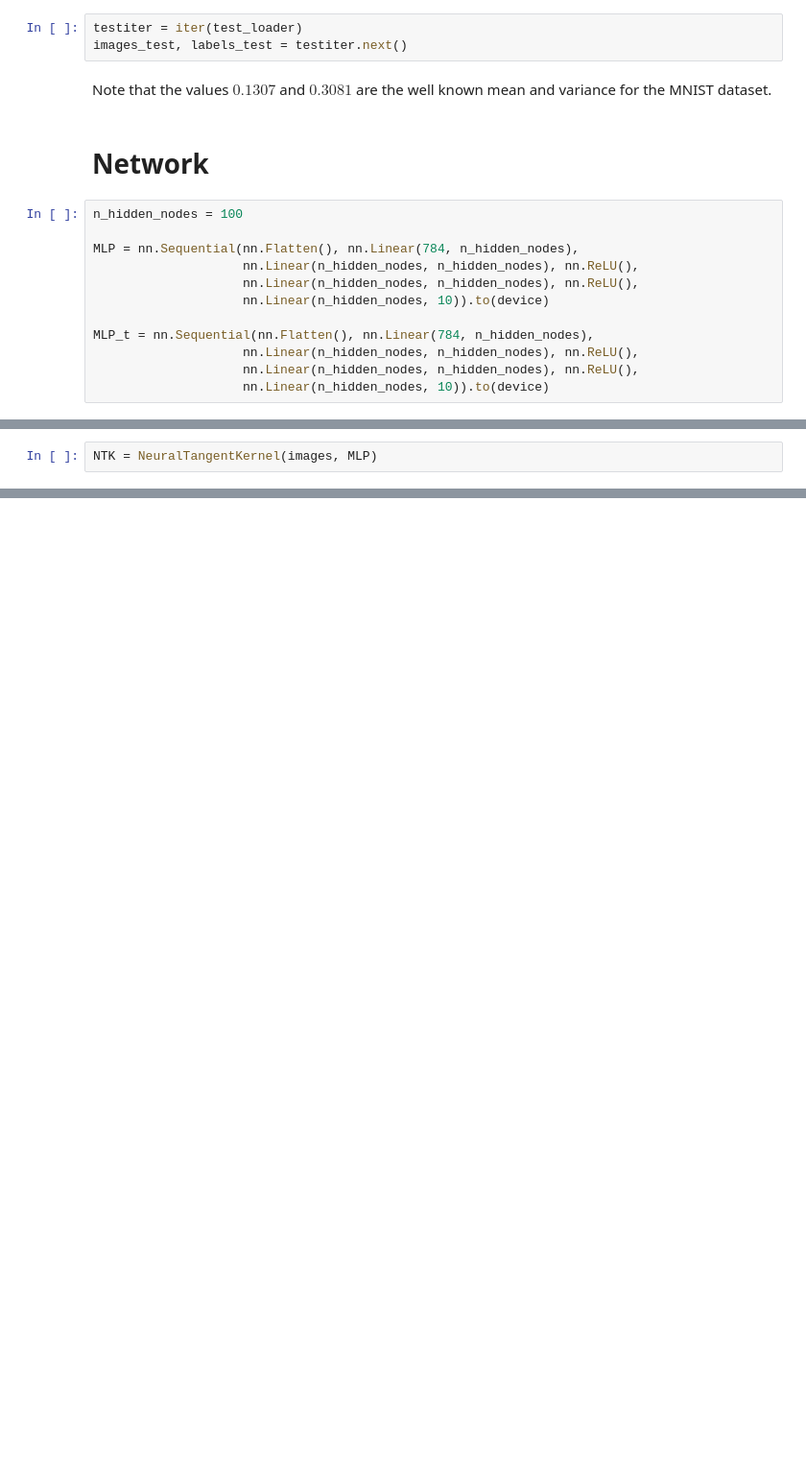
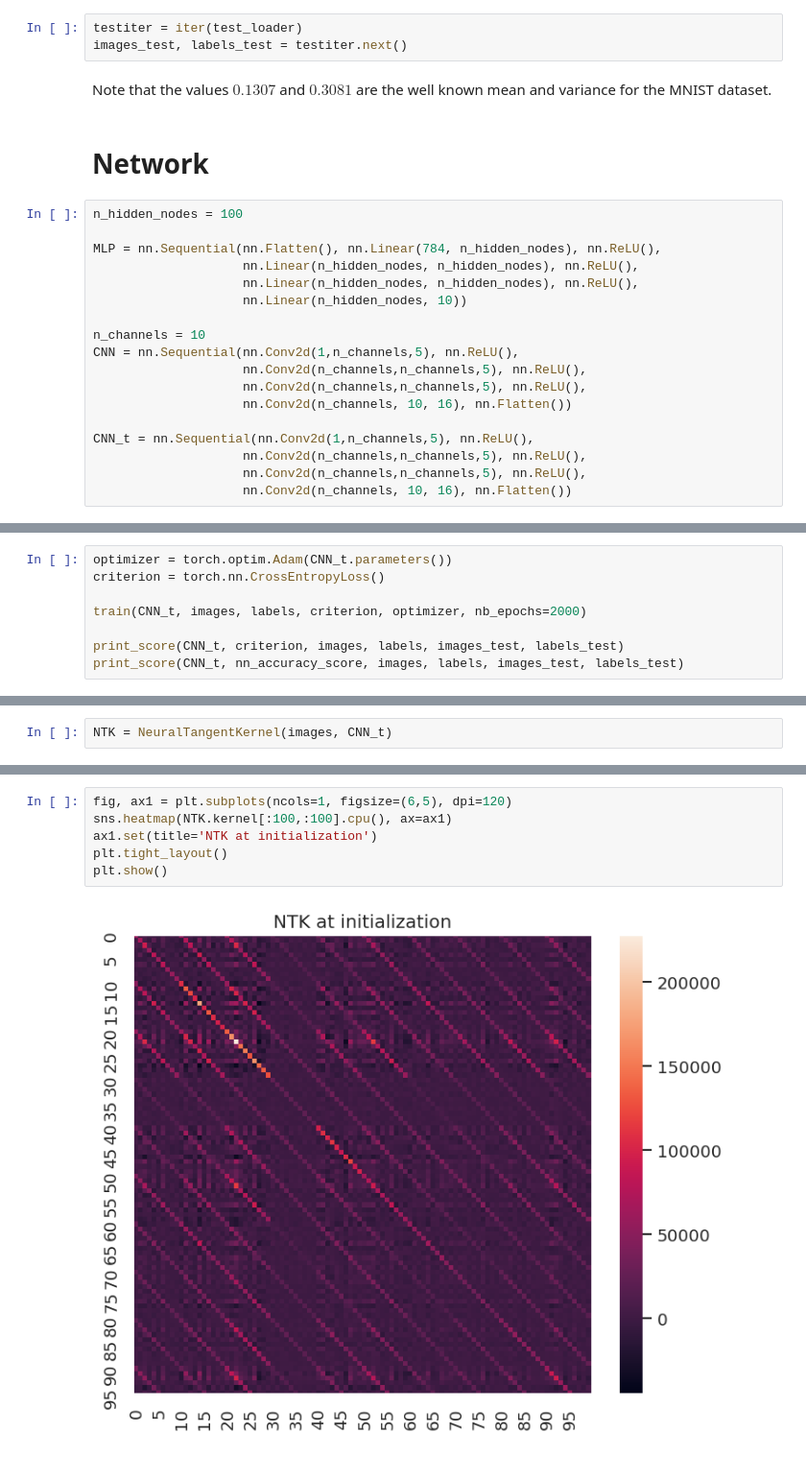
Before and after one commit to WilliamCappelletti/CNTK, a Jupyter notebook: src/notebooks/Tests.ipynb, the cells around one changed output, grey strips where cells are left out. Shown: that part at 96% size. Drawn from its saved outputs; the diff is of its cells as text; blank space fills up the shorter version.

Commit message:
tensor optimization and CNN test

```diff
--- a/src/notebooks/Tests.ipynb
+++ b/src/notebooks/Tests.ipynb
@@ -72,12 +72,18 @@ Note that the values $0.1307$ and $0.3081$ are the well known mean and variance
 # %%
 n_hidden_nodes = 100
 
-MLP = nn.Sequential(nn.Flatten(), nn.Linear(784, n_hidden_nodes),
+MLP = nn.Sequential(nn.Flatten(), nn.Linear(784, n_hidden_nodes), nn.ReLU(),
                     nn.Linear(n_hidden_nodes, n_hidden_nodes), nn.ReLU(),
                     nn.Linear(n_hidden_nodes, n_hidden_nodes), nn.ReLU(),
-                    nn.Linear(n_hidden_nodes, 10)).to(device)
+                    nn.Linear(n_hidden_nodes, 10))
 
-MLP_t = nn.Sequential(nn.Flatten(), nn.Linear(784, n_hidden_nodes),
-                    nn.Linear(n_hidden_nodes, n_hidden_nodes), nn.ReLU(),
-                    nn.Linear(n_hidden_nodes, n_hidden_nodes), nn.ReLU(),
-                    nn.Linear(n_hidden_nodes, 10)).to(device)
+n_channels = 10
+CNN = nn.Sequential(nn.Conv2d(1,n_channels,5), nn.ReLU(),
+                    nn.Conv2d(n_channels,n_channels,5), nn.ReLU(),
+                    nn.Conv2d(n_channels,n_channels,5), nn.ReLU(),
+                    nn.Conv2d(n_channels, 10, 16), nn.Flatten())
+
+CNN_t = nn.Sequential(nn.Conv2d(1,n_channels,5), nn.ReLU(),
+                    nn.Conv2d(n_channels,n_channels,5), nn.ReLU(),
+                    nn.Conv2d(n_channels,n_channels,5), nn.ReLU(),
+                    nn.Conv2d(n_channels, 10, 16), nn.Flatten())
@@ -83,0 +97,8 @@ MLP_t = nn.Sequential(nn.Flatten(), nn.Linear(784, n_hidden_nodes),
+# %%
+optimizer = torch.optim.Adam(CNN_t.parameters())
+criterion = torch.nn.CrossEntropyLoss()
+
+train(CNN_t, images, labels, criterion, optimizer, nb_epochs=2000)
+
+print_score(CNN_t, criterion, images, labels, images_test, labels_test)
+print_score(CNN_t, nn_accuracy_score, images, labels, images_test, labels_test)
@@ -84,2 +111,2 @@ MLP_t = nn.Sequential(nn.Flatten(), nn.Linear(784, n_hidden_nodes),
 # %%
-NTK = NeuralTangentKernel(images, MLP)
+NTK = NeuralTangentKernel(images, CNN_t)
@@ -86,3 +115,11 @@ NTK = NeuralTangentKernel(images, MLP)
+# %%
+fig, ax1 = plt.subplots(ncols=1, figsize=(6,5), dpi=120)
+sns.heatmap(NTK.kernel[:100,:100].cpu(), ax=ax1)
+ax1.set(title='NTK at initialization')
+plt.tight_layout()
+plt.show()
+# %% [output]
+[figure, added]
 # %%
 # optimizer = torch.optim.SGD(NTK.parameters(), lr=0.01)
 optimizer = torch.optim.Adam(NTK.parameters())
```
Also changed, not shown: parts of 9 cells of this notebook, 4 other files.
